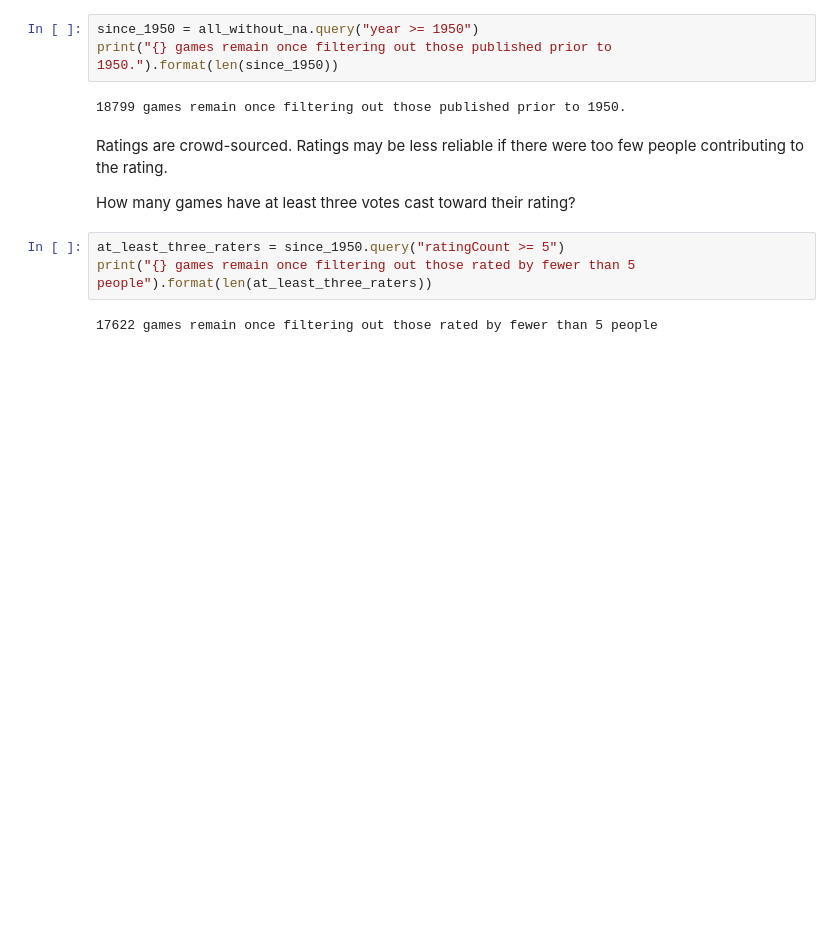
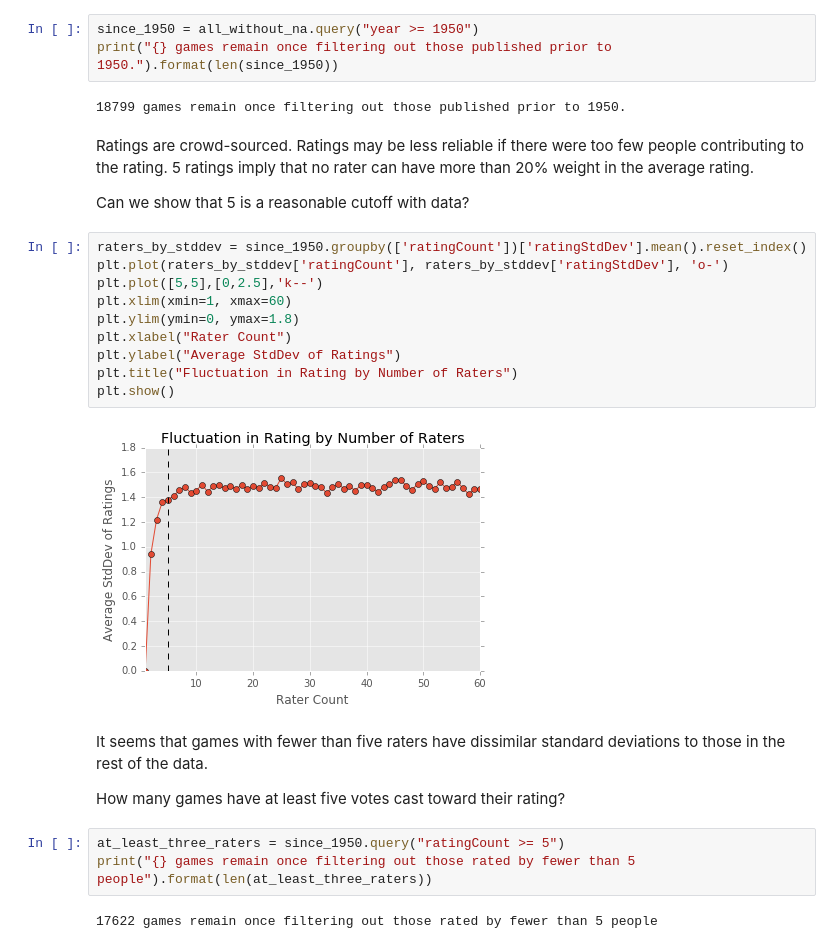
Before and after one commit to rcalme/udacity-capstone, a Jupyter notebook: Notebook/BuildingBetterBoardGame.ipynb, the cells around one changed output. Saved outputs shown, nothing was run; the diff lists cells and outputs as text; blank space fills up the shorter version.

```diff
--- a/Notebook/BuildingBetterBoardGame.ipynb
+++ b/Notebook/BuildingBetterBoardGame.ipynb
@@ -111,8 +111,25 @@ print("{} games remain once filtering out those published prior to 1950.").forma
 18799 games remain once filtering out those published prior to 1950.
 # %% [markdown]
 Ratings are crowd-sourced. Ratings may be less reliable if there were too few people contributing to the rating.
+5 ratings imply that no rater can have more than 20% weight in the average rating.
 
-How many games have at least three votes cast toward their rating?
+Can we show that 5 is a reasonable cutoff with data?
+# %%
+raters_by_stddev = since_1950.groupby(['ratingCount'])['ratingStdDev'].mean().reset_index()
+plt.plot(raters_by_stddev['ratingCount'], raters_by_stddev['ratingStdDev'], 'o-')
+plt.plot([5,5],[0,2.5],'k--')
+plt.xlim(xmin=1, xmax=60)
+plt.ylim(ymin=0, ymax=1.8)
+plt.xlabel("Rater Count")
+plt.ylabel("Average StdDev of Ratings")
+plt.title("Fluctuation in Rating by Number of Raters")
+plt.show()
+# %% [output]
+[figure, added]
+# %% [markdown]
+It seems that games with fewer than five raters have dissimilar standard deviations to those in the rest of the data.
+
+How many games have at least five votes cast toward their rating?
 # %%
 at_least_three_raters = since_1950.query("ratingCount >= 5")
 print("{} games remain once filtering out those rated by fewer than 5 people").format(len(at_least_three_raters))
```
Also changed, not shown: parts of 40 cells of this notebook.
